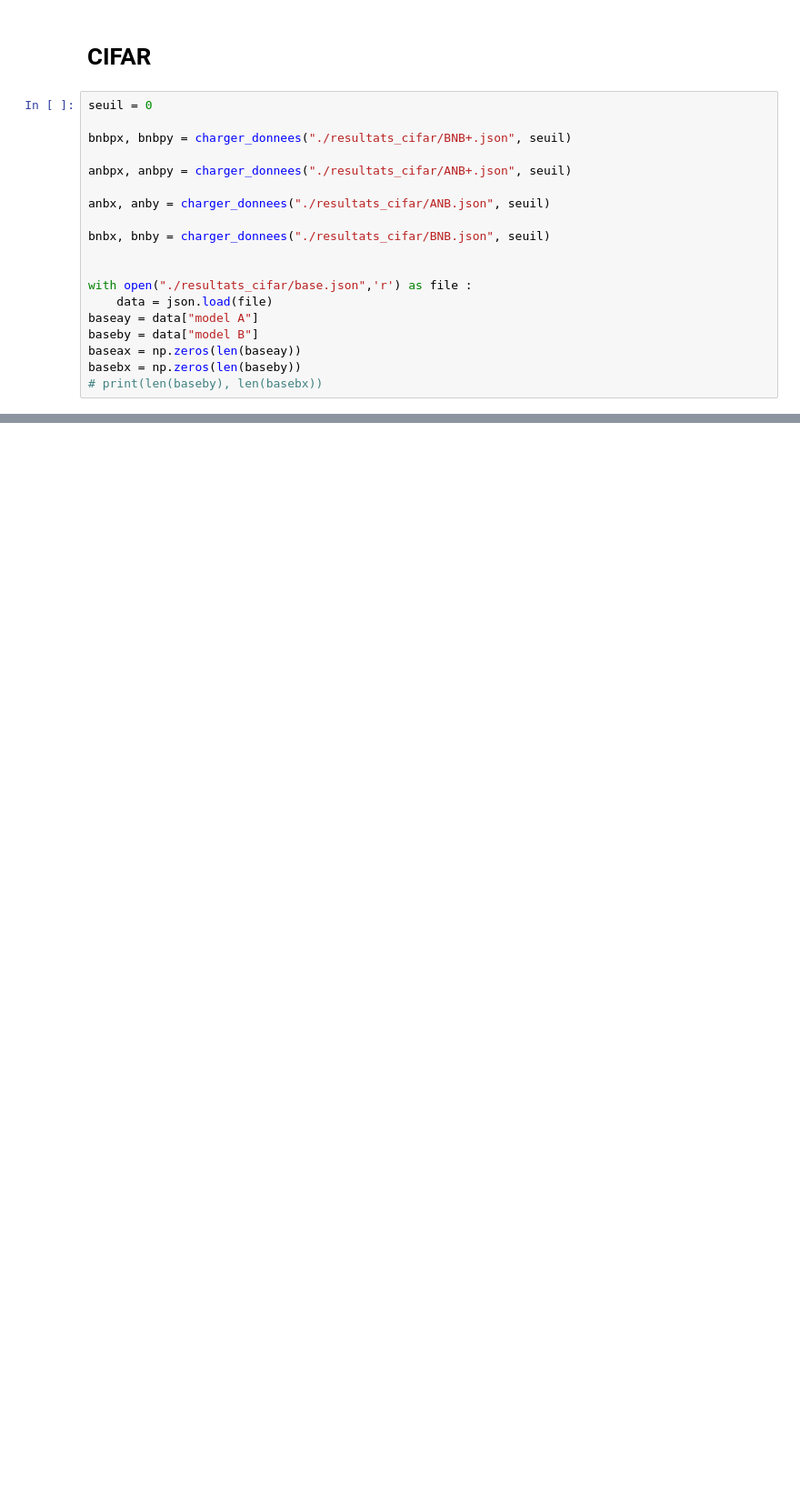
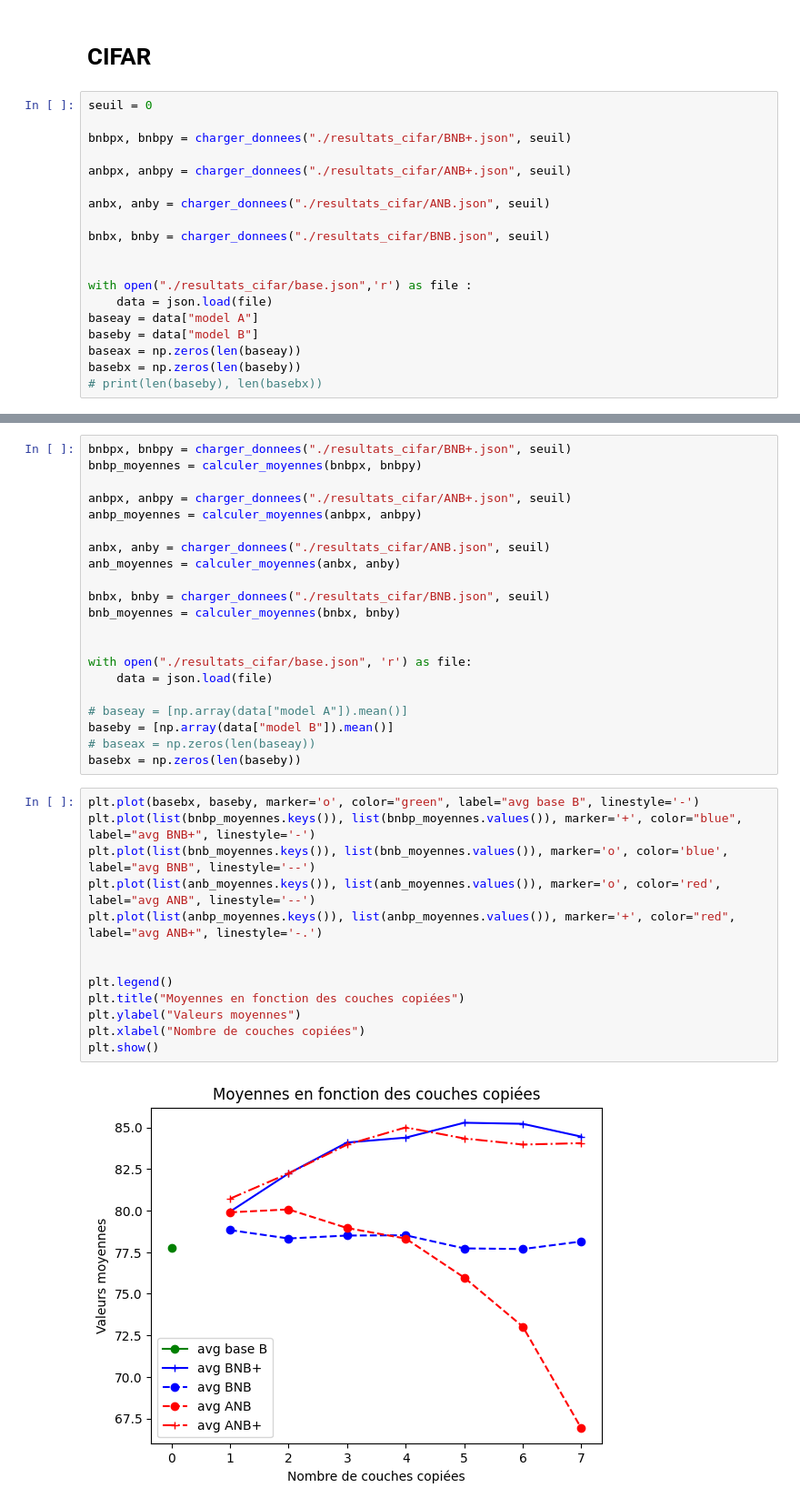
Before and after one commit to baptxste/Reproduction-study, a Jupyter notebook: analyse.ipynb, the cells around one changed output, grey strips where cells are left out. Shown: that part at 91% size. Cells and saved outputs as stored; diff of their text form; blank space fills up the shorter version.

```diff
--- a/analyse.ipynb
+++ b/analyse.ipynb
@@ -191,0 +192,36 @@ plt.show()
+# %%
+bnbpx, bnbpy = charger_donnees("./resultats_cifar/BNB+.json", seuil)
+bnbp_moyennes = calculer_moyennes(bnbpx, bnbpy)
+
+anbpx, anbpy = charger_donnees("./resultats_cifar/ANB+.json", seuil)
+anbp_moyennes = calculer_moyennes(anbpx, anbpy)
+
+anbx, anby = charger_donnees("./resultats_cifar/ANB.json", seuil)
+anb_moyennes = calculer_moyennes(anbx, anby)
+
+bnbx, bnby = charger_donnees("./resultats_cifar/BNB.json", seuil)
+bnb_moyennes = calculer_moyennes(bnbx, bnby)
+
+
+with open("./resultats_cifar/base.json", 'r') as file:
+    data = json.load(file)
+
+# baseay = [np.array(data["model A"]).mean()]
+baseby = [np.array(data["model B"]).mean()]
+# baseax = np.zeros(len(baseay))
+basebx = np.zeros(len(baseby))
+# %%
+plt.plot(basebx, baseby, marker='o', color="green", label="avg base B", linestyle='-')
+plt.plot(list(bnbp_moyennes.keys()), list(bnbp_moyennes.values()), marker='+', color="blue", label="avg BNB+", linestyle='-')
+plt.plot(list(bnb_moyennes.keys()), list(bnb_moyennes.values()), marker='o', color='blue', label="avg BNB", linestyle='--')
+plt.plot(list(anb_moyennes.keys()), list(anb_moyennes.values()), marker='o', color='red', label="avg ANB", linestyle='--')
+plt.plot(list(anbp_moyennes.keys()), list(anbp_moyennes.values()), marker='+', color="red", label="avg ANB+", linestyle='-.')
+
+
+plt.legend()
+plt.title("Moyennes en fonction des couches copiées")
+plt.ylabel("Valeurs moyennes")
+plt.xlabel("Nombre de couches copiées")
+plt.show()
+# %% [output]
+[figure, added]
```
Also changed, not shown: parts of 5 cells of this notebook, 16 other files.
